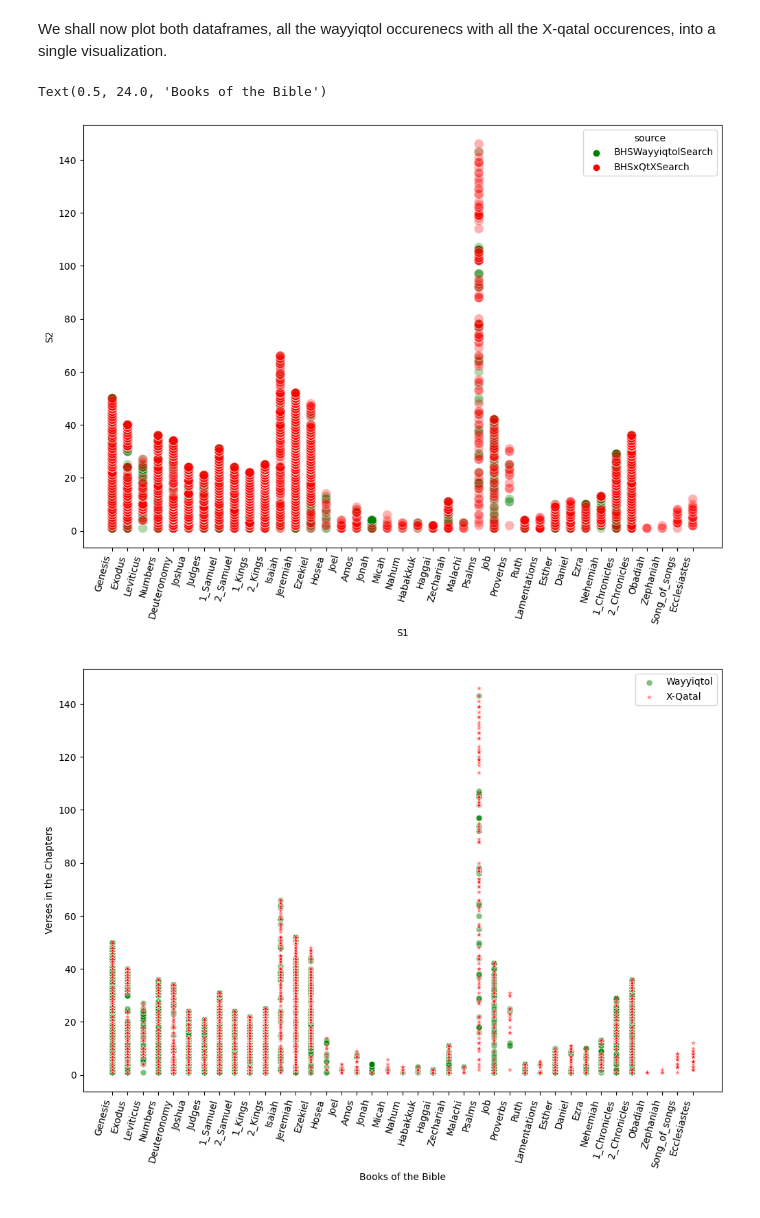
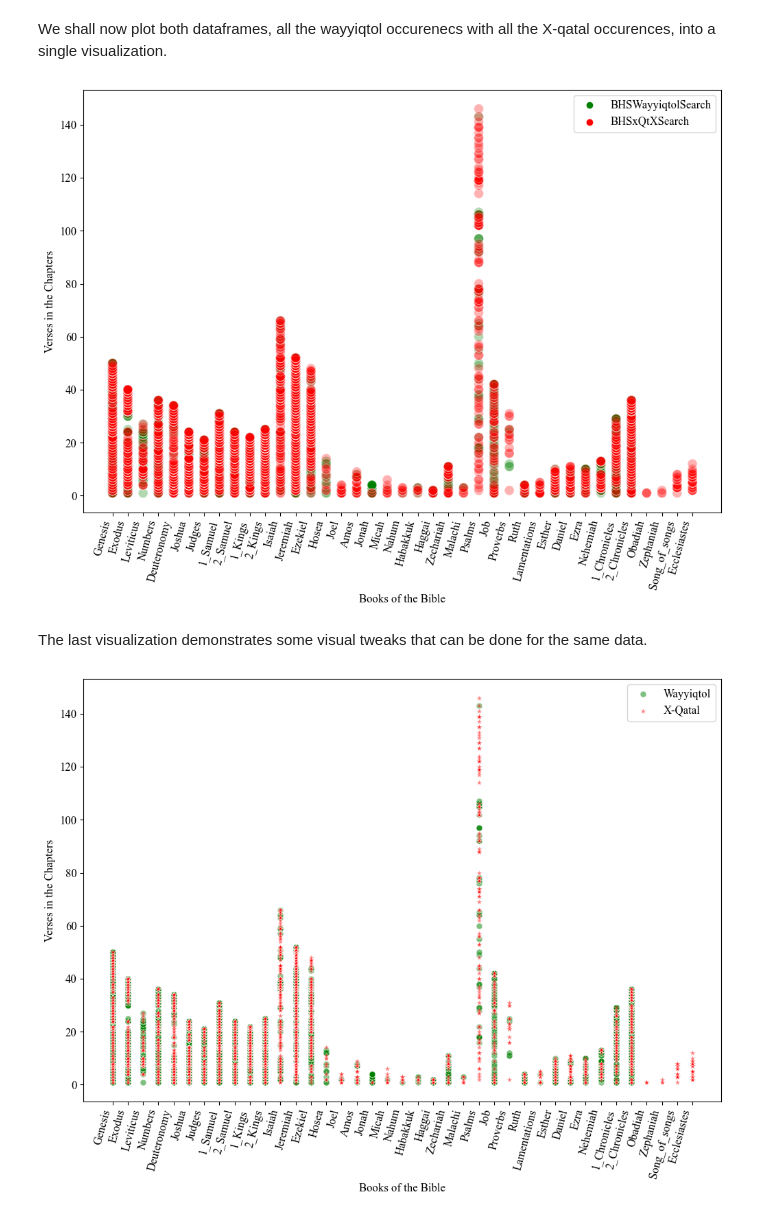
Before and after one commit to MalcolmGohSG/Esther, a Jupyter notebook: Esther-Visualizations.ipynb, the cells around one changed output. Saved outputs shown, nothing was run; the diff lists cells and outputs as text; code cells hidden in the pictures.

```diff
--- a/Esther-Visualizations.ipynb
+++ b/Esther-Visualizations.ipynb
@@ -246,6 +246,14 @@ print(combined_df.head())
 # %% [markdown]
 An "lmplot" is then constructed showing the results with the wayyiqtols occurences appearing in green and the X-qatal occurences in orange.
 # %%
+import seaborn as sns
+import matplotlib.pyplot as plt
+
+# Set the font family to Times New Roman and font size to 12
+plt.rcParams['font.family'] = 'serif'
+plt.rcParams['font.serif'] = ['Times New Roman']
+plt.rcParams['font.size'] = 12
+
 sns.lmplot(data=combined_df, x="S2", y="S3", hue="source", height=5, aspect=9/3, fit_reg=False, scatter_kws={"s": 200, "alpha":0.5}, palette="Set2")
 ax = plt.gca()
 ax.set_ylabel('Verses in the Chapters')
@@ -336,10 +344,11 @@ combined_df=pd.concat([df1, df2])
 # %%
 palette = {"Category1": "green", "Category2": "red"}
 plt.figure(figsize=(12, 8))  # Increase the figure size (width=12, height=8)
 sns.scatterplot(data=combined_df, x="S1", y="S2", hue="source", palette=["green", "red"], s=100, alpha=0.3)
 plt.xticks(rotation=75, ha='right') # Rotate by 45 degrees and align to the right
-ax.set_ylabel('Verses in the Chapters')
-ax.set_xlabel('Books of the Bible')
+plt.ylabel('Verses in the Chapters')
+plt.xlabel('Books of the Bible')
+plt.legend()
+plt.show()
 # %% [output]
-Text(0.5, 24.0, 'Books of the Bible')
-[figure, old version]
+[figure, new version]
@@ -348,3 +355,5 @@ The last visualization demonstrates some visual tweaks that can be done for the
+# %% [markdown]
+The last visualization demonstrates some visual tweaks that can be done for the same data.
 # %%
 import seaborn as sns
 import matplotlib.pyplot as plt
@@ -381,4 +390,4 @@ plt.xlabel('Books of the Bible')
 plt.legend()
 plt.show()
 # %% [output]
-[figure, old version]
+[figure, new version]
```
Also changed, not shown: parts of 7 cells of this notebook.
